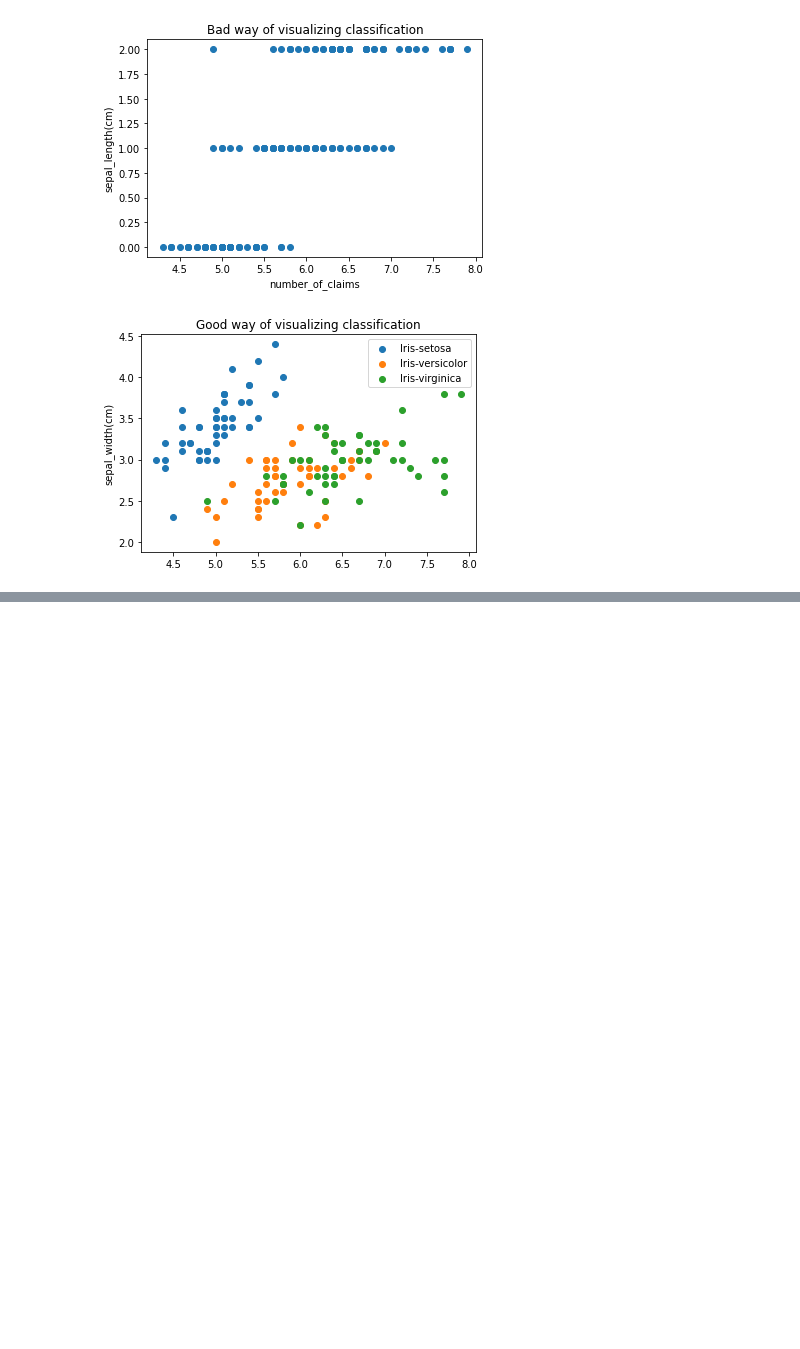
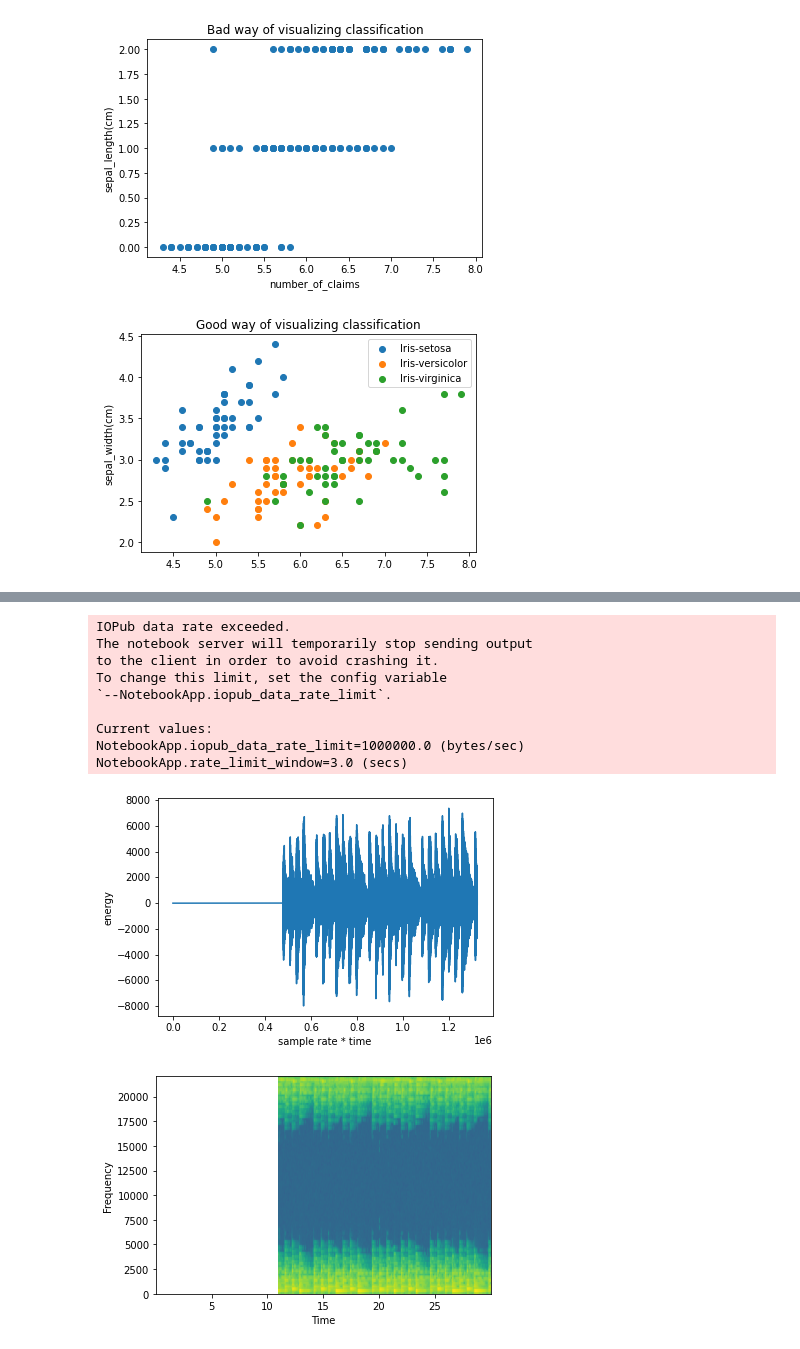
Before and after one commit to haron1100/teach-ml, a Jupyter notebook: DataViz.ipynb, the cells around one changed output, grey strips where cells are left out. Saved outputs shown, nothing was run; the diff lists cells and outputs as text; code cells hidden in the pictures; blank space fills up the shorter version.

```diff
--- a/DataViz.ipynb
+++ b/DataViz.ipynb
@@ -94,0 +167,43 @@ Dataset after converting classnames
+# %%
+import wave
+import numpy as np
+import matplotlib.pyplot as plt
+
+signal_wave = wave.open('/content/gdrive/My Drive/data/audio.wav', 'r')
+sample_rate = signal_wave.getframerate()
+read_signal = signal_wave.readframes(sample_rate*15)
+print(read_signal)
+sig = np.frombuffer(read_signal, dtype=np.int16)
+
+print(sig.shape)
+
+if signal_wave.getnchannels() == 2:
+    left, right = sig[0::2], sig[1::2]
+
+    print(left.shape)
+    print(right.shape)
+
+plt.figure()
+plt.plot(sig)
+plt.xlabel('sample rate * time')
+plt.ylabel('energy')
+plt.show()
+
+plt.figure()
+plt.specgram(sig, Fs=sample_rate)
+plt.xlabel('Time')
+plt.ylabel('Frequency')
+
+plt.show()
+# %% [output]
+IOPub data rate exceeded.
+The notebook server will temporarily stop sending output
+to the client in order to avoid crashing it.
+To change this limit, set the config variable
+`--NotebookApp.iopub_data_rate_limit`.
+
+Current values:
+NotebookApp.iopub_data_rate_limit=1000000.0 (bytes/sec)
+NotebookApp.rate_limit_window=3.0 (secs)
+[figure, added]
+[figure, added]
```
Also changed, not shown: parts of 9 cells of this notebook.
